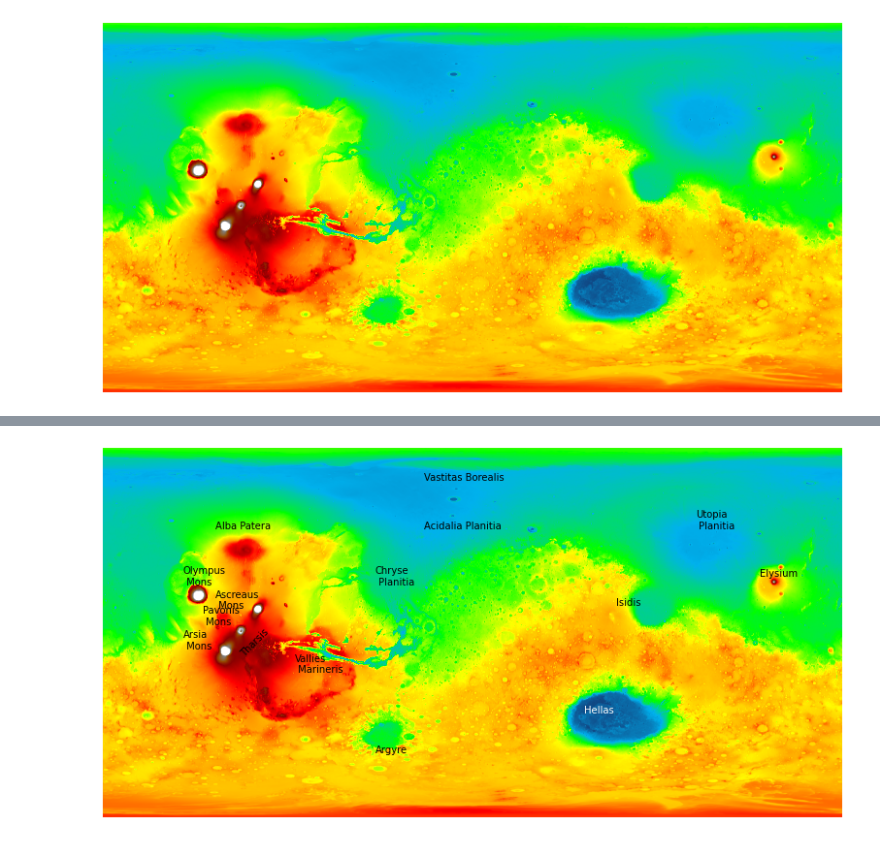
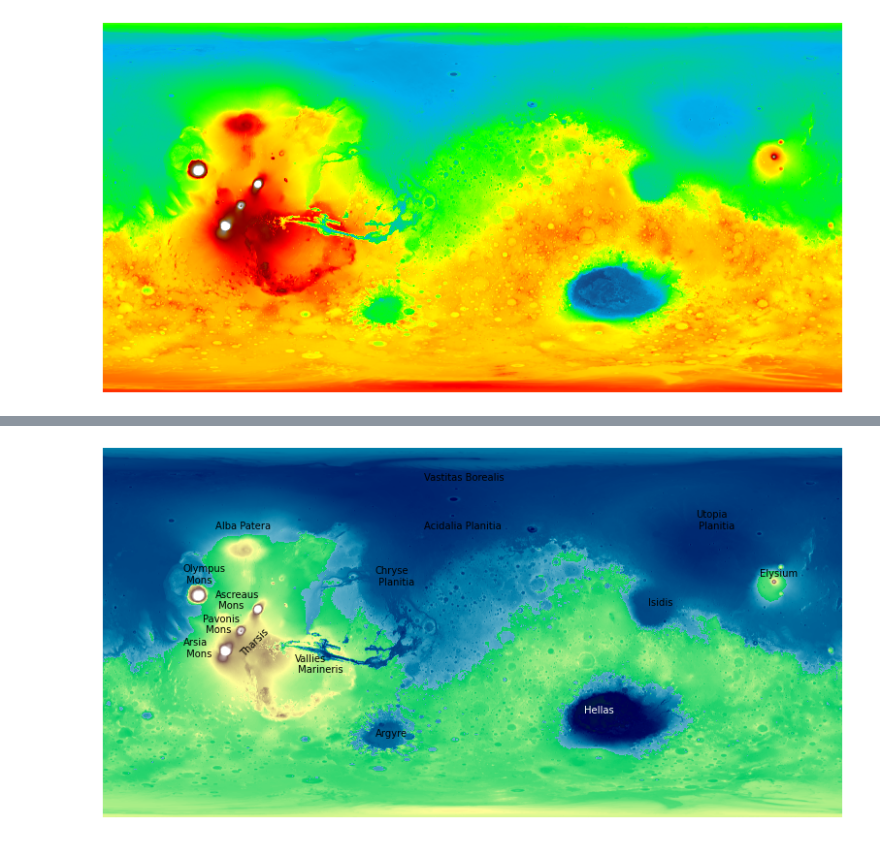
Before and after one commit to symmy596/towards-data-science-articles, a Jupyter notebook: Mars/Mars_article.ipynb, the cells around one changed output, grey strips where cells are left out. Saved outputs shown, nothing was run; the diff lists cells and outputs as text; code cells hidden in the pictures.

```diff
--- a/Mars/Mars_article.ipynb
+++ b/Mars/Mars_article.ipynb
@@ -61,0 +95,22 @@ plt.show()
+# %%
+colors_undersea = plt.cm.ocean(np.linspace(0.2, 0.8, 800))
+undersea_map = LinearSegmentedColormap.from_list('undersea_map', colors_undersea, N=800)
+
+colors_land = plt.cm.terrain(np.linspace(0.25, 1, 1400))
+land_map = LinearSegmentedColormap.from_list('land_map', colors_land, N=1400)
+
+x = np.arange(np.amin(mars[0]), np.amax(mars[0]), 1)
+gradient = np.vstack((x, x))
+
+fig = plt.figure()
+ax1 = plt.subplot(2,1,1)
+fig.set_size_inches(15, 7)
+ax1.imshow(gradient, aspect='auto', cmap=undersea_map)
+ax1.get_yaxis().set_visible(False)
+
+ax2 = plt.subplot(2,1,2)
+ax2.imshow(gradient, aspect='auto', cmap=land_map)
+ax2.get_yaxis().set_visible(False)
+plt.savefig("Outputs/raw4.png", dpi=600)
+
+plt.show()
@@ -61,0 +119,6 @@ plt.show()
+# %%
+colors = np.vstack((colors_undersea, colors_land))
+terrain_map = LinearSegmentedColormap.from_list('cut_terrain', colors, N=2221)
+
+bounds = np.arange(-8210, 14000, 10)
+norm = BoundaryNorm(bounds, terrain_map.N)
@@ -62,26 +146,27 @@ plt.show()
 # %%
 fig, ax = plt.subplots()
 fig.set_size_inches(14, 7)
 
-imgs = plt.imshow(mars[0], cmap=custom_cmap, norm=norm)
+imgs = plt.imshow(mars[0], cmap=terrain_map, norm=norm)
 plt.text(5000, 8400, "Olympus\n Mons")
 plt.text(7000, 10000, "Ascreaus\n Mons")
 plt.text(6200, 11500, "Pavonis\n Mons")
 plt.text(5000, 13000, "Arsia\n Mons")
 plt.text(8500, 13000, "Tharsis", rotation=45)
 plt.text(12000, 14000, "Vallies\n Marineris")
 plt.text(17000, 18000, "Argyre")
 plt.text(20000, 2000, "Vastitas Borealis")
 plt.text(17000, 8500, "Chryse\n Planitia")
 plt.text(20000, 5000, "Acidalia Planitia")
 plt.text(30000, 16500, "Hellas", color='white')
 plt.text(37000, 5000, "Utopia\n Planitia")
 plt.text(41000, 8000, "Elysium")
 plt.text(34000, 9800, "Isidis")
 plt.text(7000, 5000, "Alba Patera")
 ax.axis('off')
+plt.savefig("Outputs/raw6.png", dpi=600)
 
 plt.show()
 # %% [output]
-[figure, old version]
+[figure, new version]
 # %%
```
Also changed, not shown: parts of 14 cells of this notebook, 8 other files.
